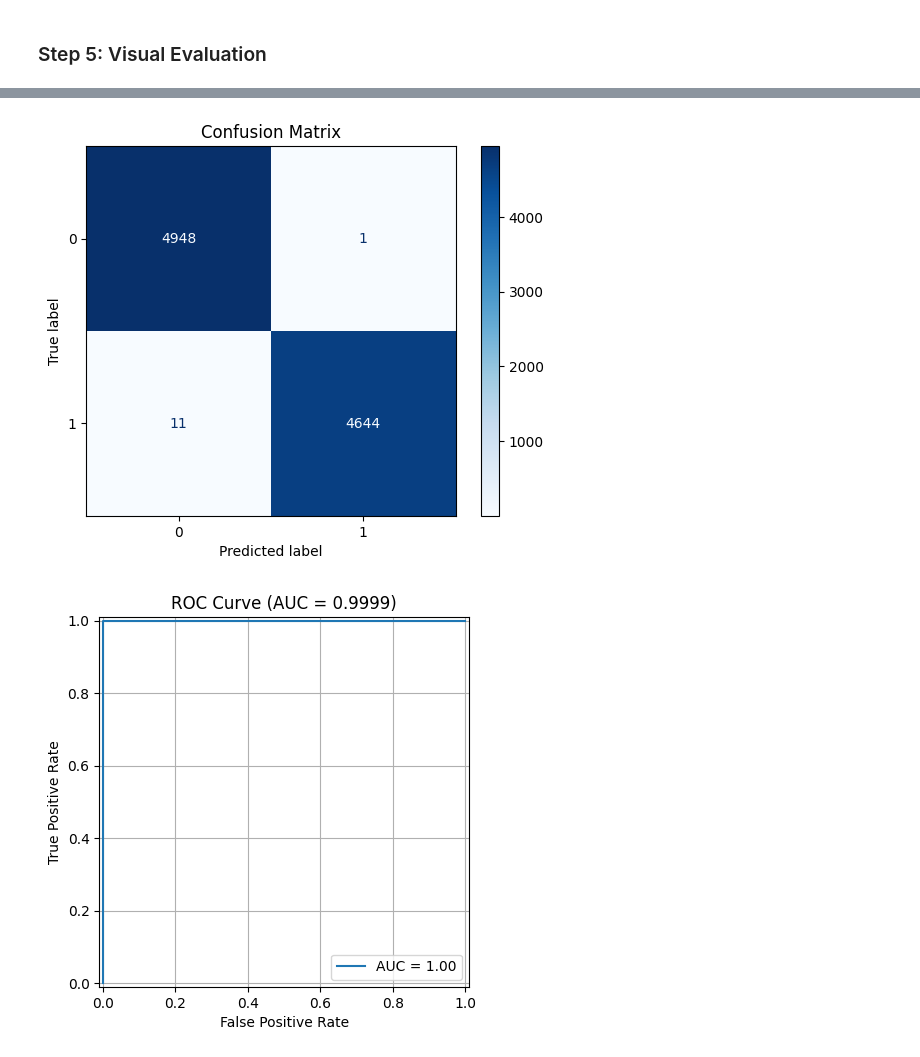
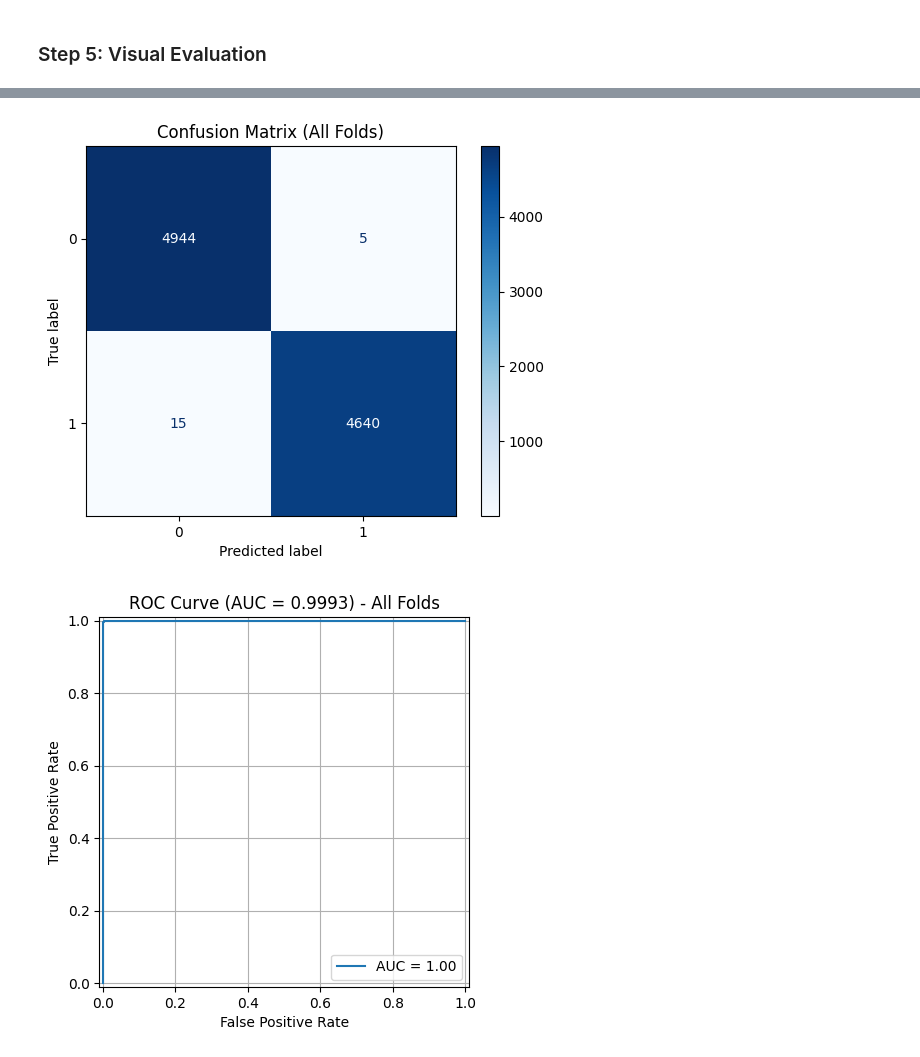
Before and after one commit to Amir-Tav/Detection-of-SYN-Flood-Attacks-Using-Machine-Learning-and-Deep-Learning-Techniques-with-Feature-Base, a Jupyter notebook: Amir Tavahin/CNN.ipynb, the cells around one changed output, grey strips where cells are left out. Cells and saved outputs as stored; diff of their text form; code cells hidden in the pictures.

```diff
--- a/Amir Tavahin/CNN.ipynb
+++ b/Amir Tavahin/CNN.ipynb
@@ -122,6 +122,9 @@ def create_cnn_model(input_shape):
 ### Step 3: Training the Model using the K-Folds
 # %%
 accuracies = []
+all_y_true = []
+all_y_pred = []
+all_y_scores = []
 
 for fold in range(0, 5):
     print(f"Training on Fold {fold}...")
@@ -138,11 +141,19 @@ for fold in range(0, 5):
         X_train, y_train,
         epochs=30,
         batch_size=64,
-        validation_data=(X_test, y_test),  # Using test fold as validation
+        validation_data=(X_test, y_test),
         verbose=1
     )
 
-    loss, acc = model.evaluate(X_test, y_test)
+    # Evaluate on the test fold
+    y_scores = model.predict(X_test).ravel()
+    y_pred = (y_scores > 0.5).astype(int)
+
+    all_y_true.extend(y_test)
+    all_y_pred.extend(y_pred)
+    all_y_scores.extend(y_scores)
+
+    loss, acc = model.evaluate(X_test, y_test, verbose=0)
     accuracies.append(acc)
     print(f"Fold {fold} Accuracy: {acc:.4f}")
 # %% [output]
@@ -191,34 +204,26 @@ from sklearn.metrics import (
     PrecisionRecallDisplay
 )
 
-# Re-train on the full dataset (or use last model from the loop)
-final_model = create_cnn_model(input_shape=X.shape[1:])
-final_model.fit(X, y, epochs=15, batch_size=64, verbose=1)
-
-# Predict probabilities and labels
-y_scores = final_model.predict(X).ravel()  # Probabilities
-y_pred = (y_scores > 0.5).astype(int)      # Binary predictions
-
 # Confusion Matrix
-cm = confusion_matrix(y, y_pred)
+cm = confusion_matrix(all_y_true, all_y_pred)
 disp_cm = ConfusionMatrixDisplay(confusion_matrix=cm)
 disp_cm.plot(cmap='Blues')
-plt.title('Confusion Matrix')
+plt.title('Confusion Matrix (All Folds)')
 plt.grid(False)
 plt.show()
 
 # ROC Curve
-fpr, tpr, _ = roc_curve(y, y_scores)
+fpr, tpr, _ = roc_curve(all_y_true, all_y_scores)
 roc_auc = auc(fpr, tpr)
 RocCurveDisplay(fpr=fpr, tpr=tpr, roc_auc=roc_auc).plot()
-plt.title(f'ROC Curve (AUC = {roc_auc:.4f})')
+plt.title(f'ROC Curve (AUC = {roc_auc:.4f}) - All Folds')
 plt.grid(True)
 plt.show()
 
 # Precision-Recall Curve
-precision, recall, _ = precision_recall_curve(y, y_scores)
+precision, recall, _ = precision_recall_curve(all_y_true, all_y_scores)
 PrecisionRecallDisplay(precision=precision, recall=recall).plot()
-plt.title('Precision-Recall Curve')
+plt.title('Precision-Recall Curve (All Folds)')
 plt.grid(True)
 plt.show()
 # %% [output]
@@ -242,2 +230,2 @@ Epoch 15/15
-[figure, old version]
+[figure, new version]
-[figure, old version]
+[figure, new version]
```
Also changed, not shown: parts of 3 cells of this notebook, 1 other file.
